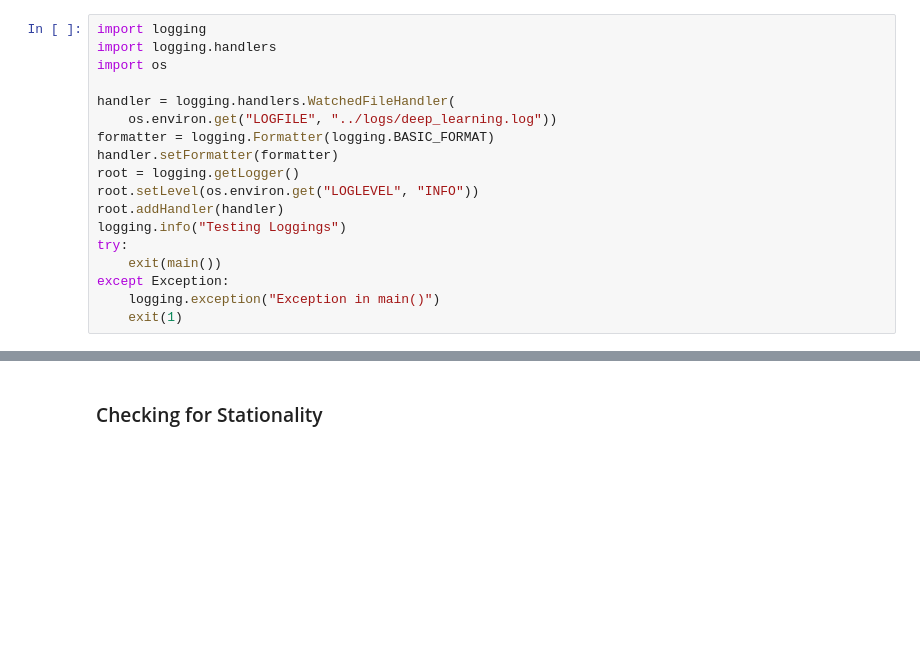
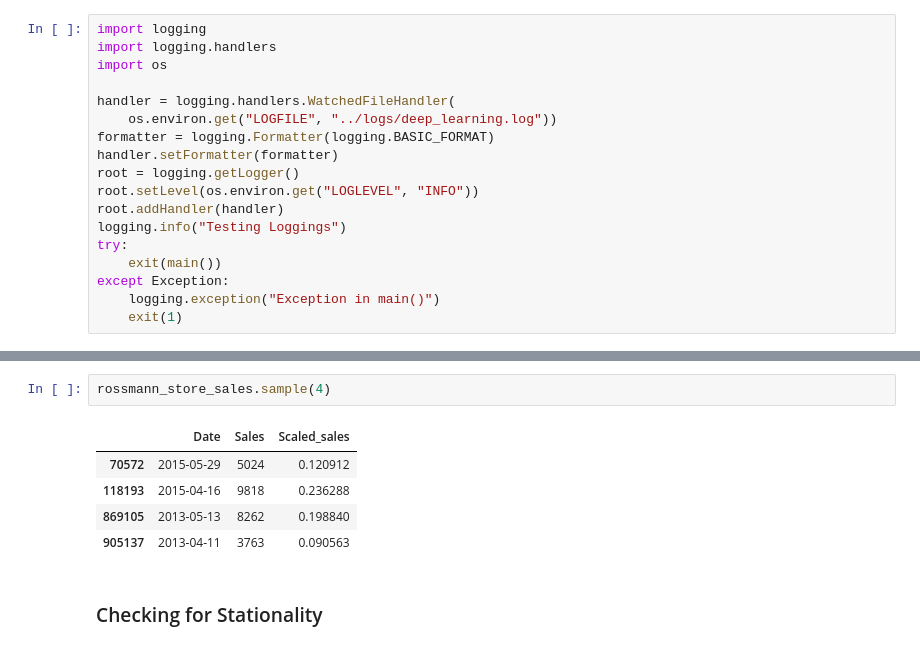
Before and after one commit to Caphace-Ethan/Pharmaceutical-Sales-Prediction, a Jupyter notebook: notebooks/Deep_Learning.ipynb, the cells around one changed output, grey strips where cells are left out. Saved outputs shown, nothing was run; the diff lists cells and outputs as text; blank space fills up the shorter version.

```diff
--- a/notebooks/Deep_Learning.ipynb
+++ b/notebooks/Deep_Learning.ipynb
@@ -105,3 +136,11 @@ rossmann_store_sales.sample(4)
+# %%
+rossmann_store_sales.sample(4)
+# %% [output]
+|  | Date | Sales | Scaled_sales |
+| 70572 | 2015-05-29 | 5024 | 0.120912 |
+| 118193 | 2015-04-16 | 9818 | 0.236288 |
+| 869105 | 2013-05-13 | 8262 | 0.198840 |
+| 905137 | 2013-04-11 | 3763 | 0.090563 |
 # %% [markdown]
 ### Checking for Stationality
 # %% [markdown]
```
Also changed, not shown: parts of 8 cells of this notebook.
